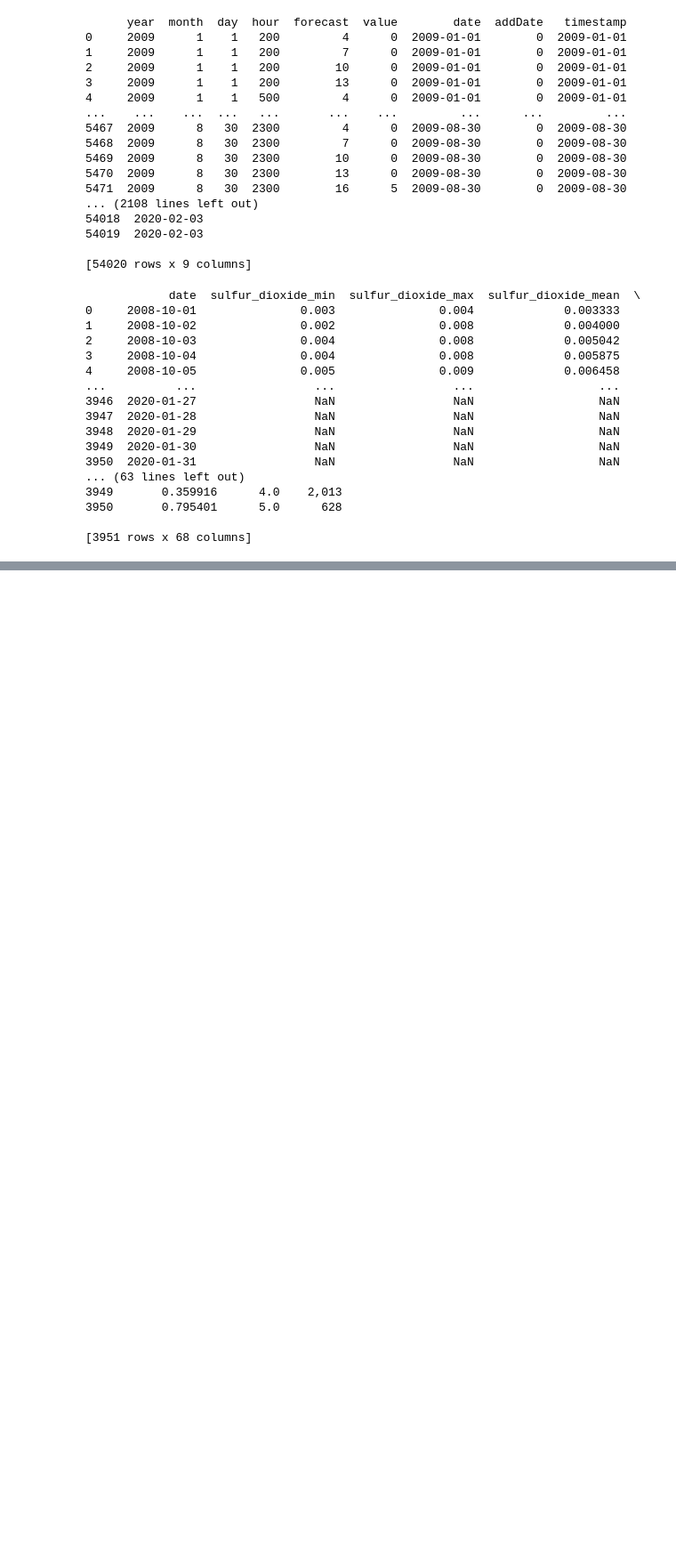
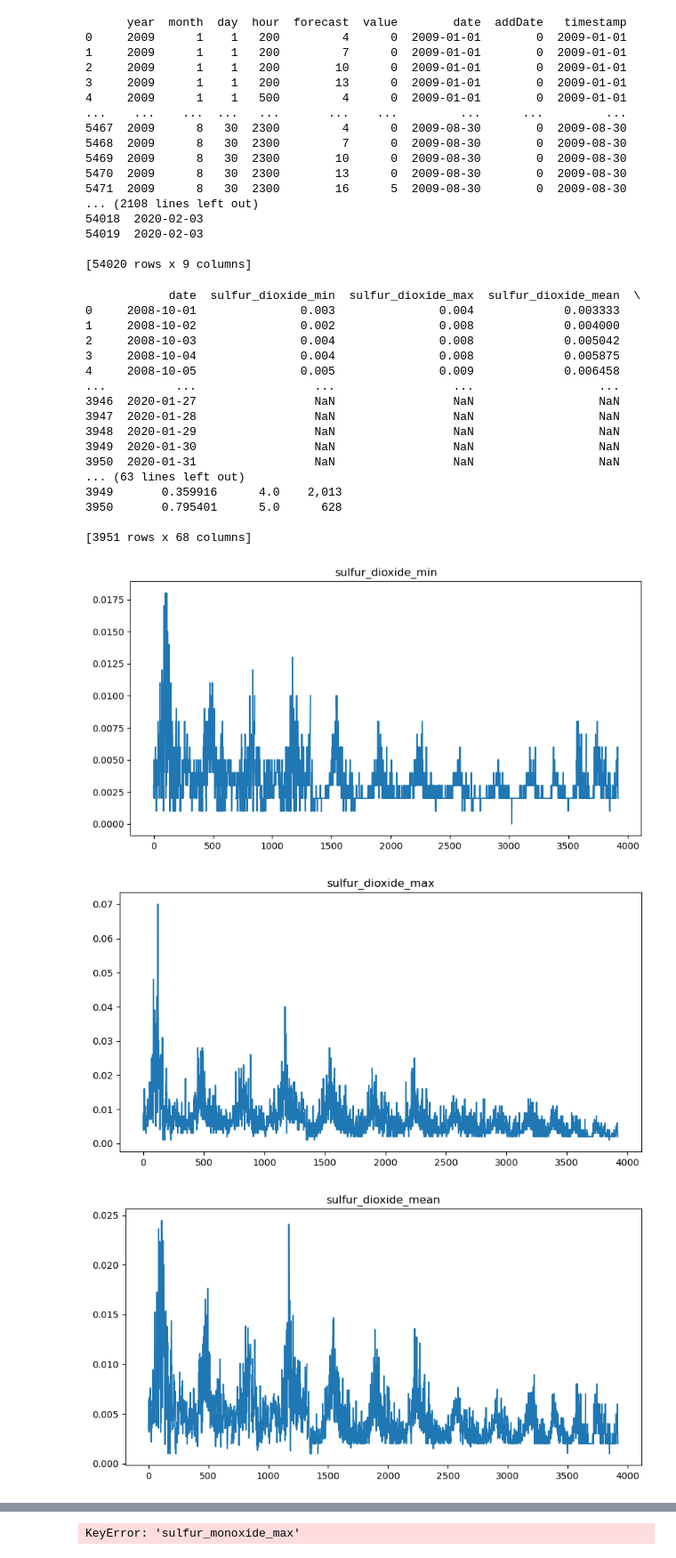
Before and after one commit to jrary/DataScienceTermProject, a Jupyter notebook: src/preprocessing.ipynb, the cells around one changed output, grey strips where cells are left out. Shown at 89% size. Saved outputs shown, nothing was run; the diff lists cells and outputs as text; code cells hidden in the pictures; blank space fills up the shorter version.

Commit message:
dataVisualization
commit

```diff
--- a/src/preprocessing.ipynb
+++ b/src/preprocessing.ipynb
@@ -53,3 +53,39 @@ makeFinalResult()
 3950       0.795401      5.0      628
 
 [3951 rows x 68 columns]
+# %%
+import matplotlib.pyplot as plt
+import pandas as pd
+
+df = pd.read_csv('./assets/output/finalDataset.csv')
+
+plt.figure(figsize=(10,5))
+plt.title("sulfur_dioxide_min")
+plt.plot(df['sulfur_dioxide_min'])
+
+plt.figure(figsize=(10,5))
+plt.title("sulfur_dioxide_max")
+plt.plot(df["sulfur_dioxide_max"])
+
+plt.figure(figsize=(10,5))
+plt.title("sulfur_dioxide_mean")
+plt.plot(df["sulfur_dioxide_mean"])
+
+plt.figure(figsize=(10,5))
+plt.title("sulfur_dioxide_median")
+plt.plot(df["sulfur_dioxide_median"])
+plt.show()
+
+plt.figure(figsize=(10,5))
+plt.title("sulfur_dioxide_std")
+plt.plot(df["sulfur_dioxide_std"])
+plt.show()
+
+plt.figure(figsize=(10,5))
+plt.title("carbon_monoxide_max")
+plt.plot(df["carbon_monoxide_max"])
+plt.show()
+# %% [output]
+[figure, added]
+[figure, added]
+[figure, added]
@@ -55,0 +94 @@ makeFinalResult()
+KeyError: 'sulfur_monoxide_max'
```
Also changed, not shown: parts of 1 cell of this notebook, 1 other file.
